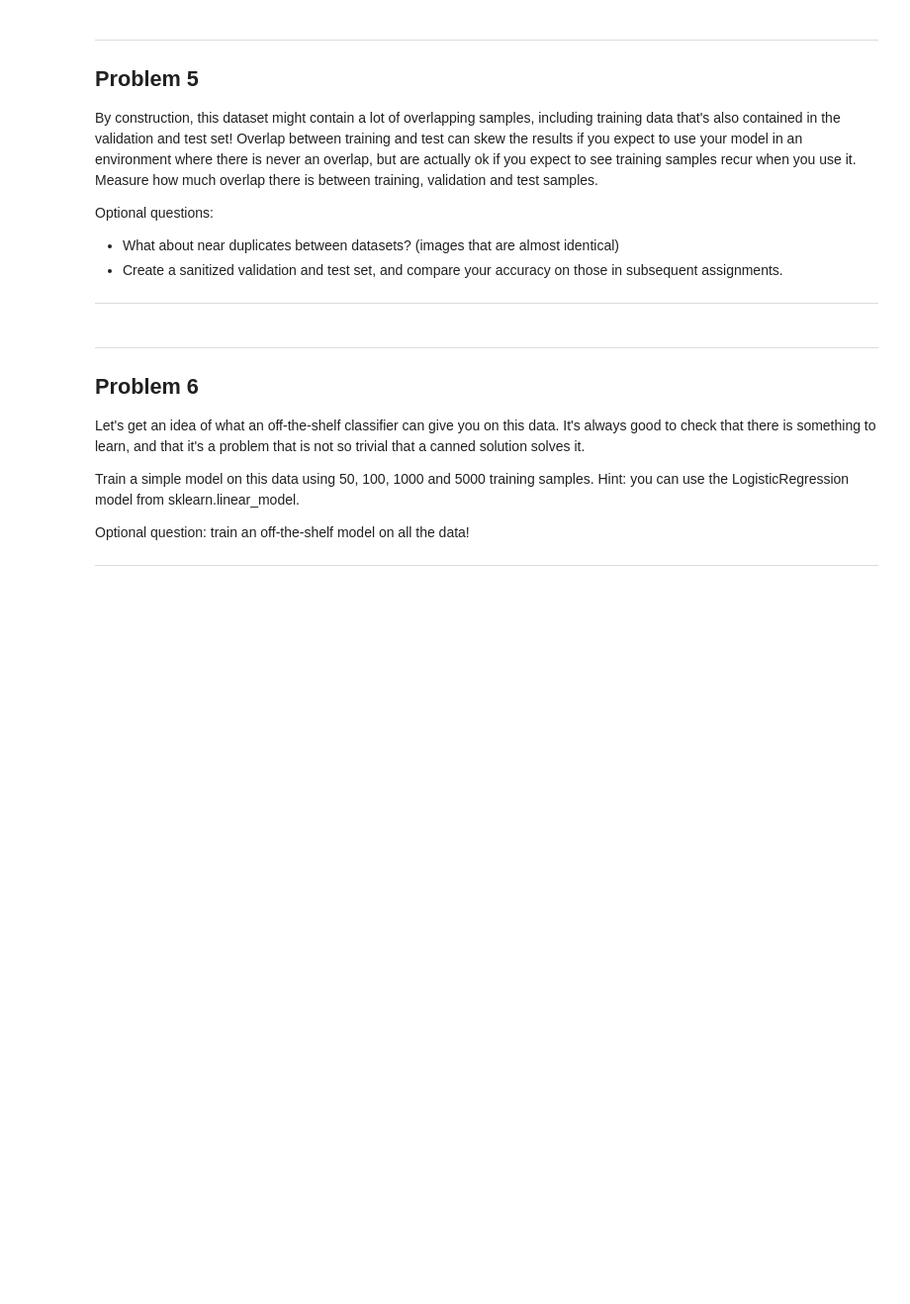
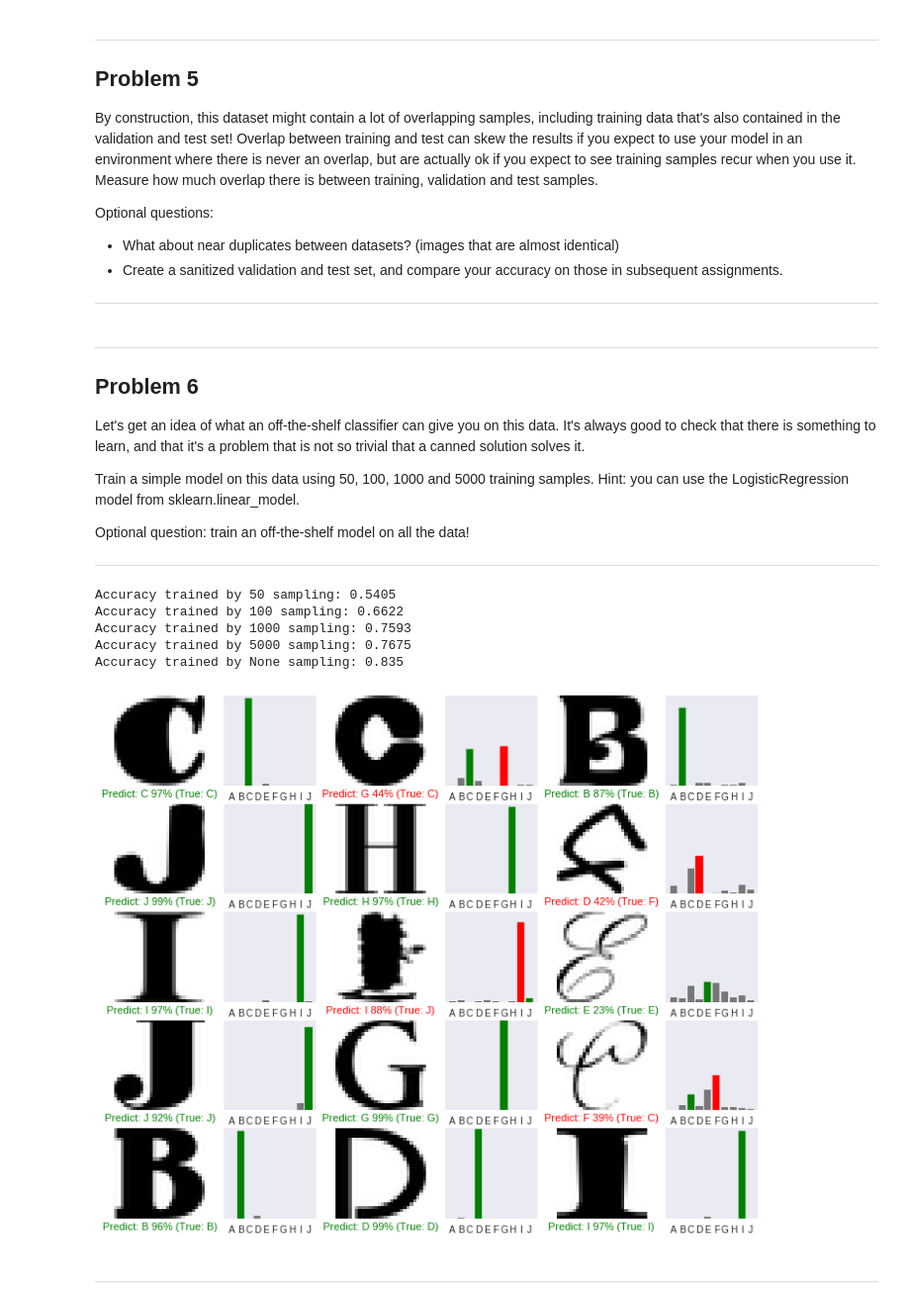
Before and after one commit to BOSS-Danuphan/udacity-deep-learning, a Jupyter notebook: 1_notmnist.ipynb, the cells around one changed output. Shown: that part at 99% size. Drawn from its saved outputs; the diff is of its cells as text; code cells hidden in the pictures; blank space fills up the shorter version.

```diff
--- a/1_notmnist.ipynb
+++ b/1_notmnist.ipynb
@@ -399,0 +442,47 @@ Optional question: train an off-the-shelf model on all the data!
+# %%
+# Train model by Logistic Regression
+from sklearn.linear_model import LogisticRegression
+import numpy as np
+
+n_training = [50, 100, 1000, 5000, None]
+
+pickle_file = os.path.join(data_root, 'notMNIST.pickle')
+data = loadPickle(pickle_file)
+
+for k in n_training:
+  model = LogisticRegression(random_state=0, solver='lbfgs', multi_class='multinomial') \
+    .fit(reshapeDataListForClassifier(data['train_dataset'][:k]), data['train_labels'][:k])
+  savePickle(model, 'ModelLogisticReg{}.pickle'.format(k if k is not None else ''))
+  print("Accuracy trained by {} sampling: {}".format(k, model.score(reshapeDataListForClassifier(data['valid_dataset']), data['valid_labels'])))
+# %% [output]
+Accuracy trained by 50 sampling: 0.5405
+Accuracy trained by 100 sampling: 0.6622
+Accuracy trained by 1000 sampling: 0.7593
+Accuracy trained by 5000 sampling: 0.7675
+Accuracy trained by None sampling: 0.835
+# %%
+# Display prediction
+# Ref: https://www.tensorflow.org/tutorials/keras/basic_classification
+
+model = loadPickle('ModelLogisticReg.pickle')
+
+num_rows = 5
+num_cols = 3
+num_images = num_rows*num_cols
+
+random_idx = np.random.randint(data['test_dataset'].shape[0], size=num_images)
+predictions = model.predict_proba(reshapeDataListForClassifier(data['test_dataset'][random_idx]))
+
+plt.figure(figsize=(2*2*num_cols, 2*num_rows))
+for i, idx in enumerate(random_idx):
+  plt.subplot(num_rows, 2*num_cols, 2*i+1)
+  plot_image(predictions[i], data['test_labels'][idx], data['test_dataset'][idx])
+  plt.subplot(num_rows, 2*num_cols, 2*i+2)
+  plot_value_array(predictions[i], data['test_labels'][idx])
+plt.show()
+# %% [output]
+[figure, added]
+# %% [markdown]
+
+
+---
```
Also changed, not shown: parts of 5 cells of this notebook.
